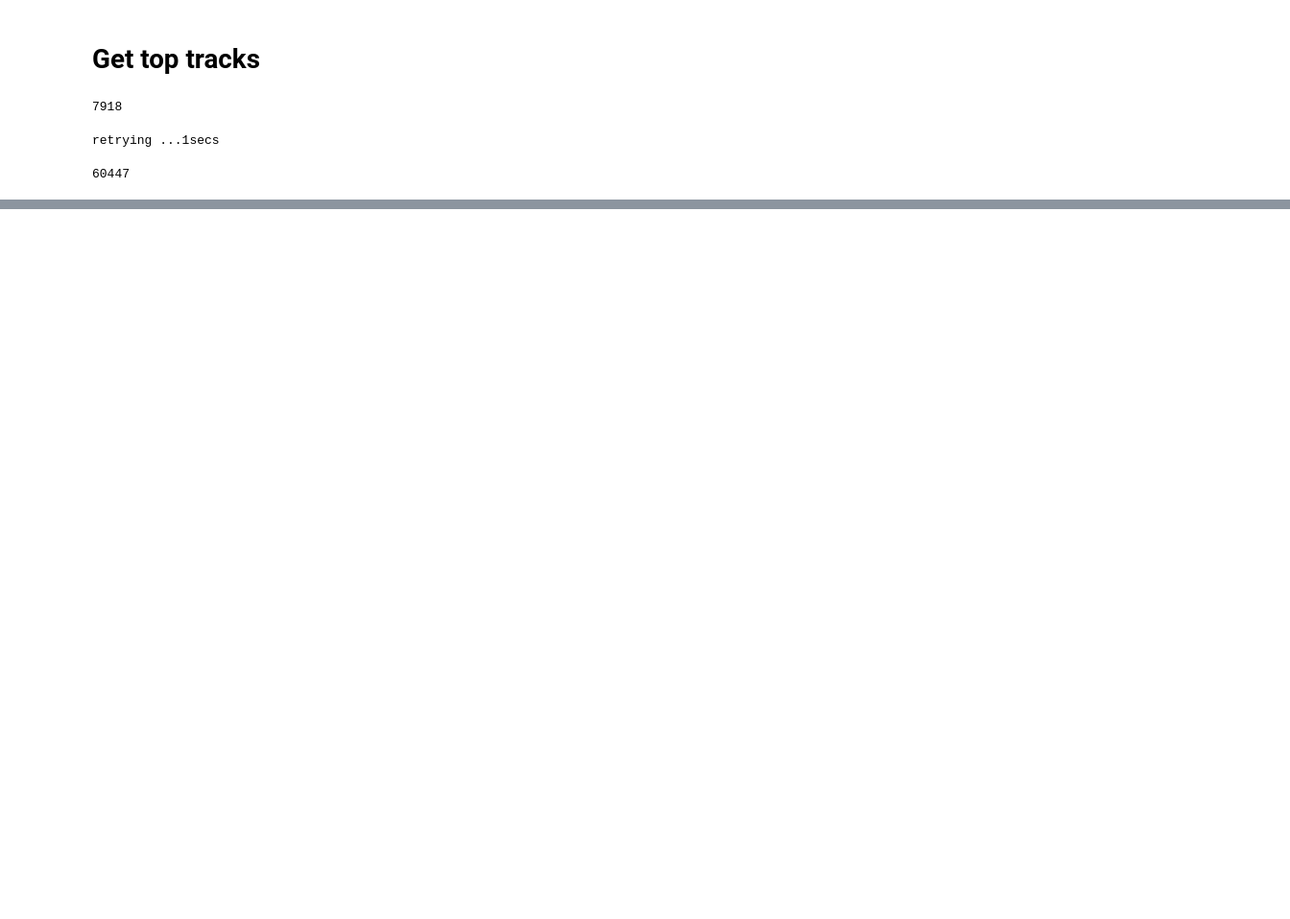
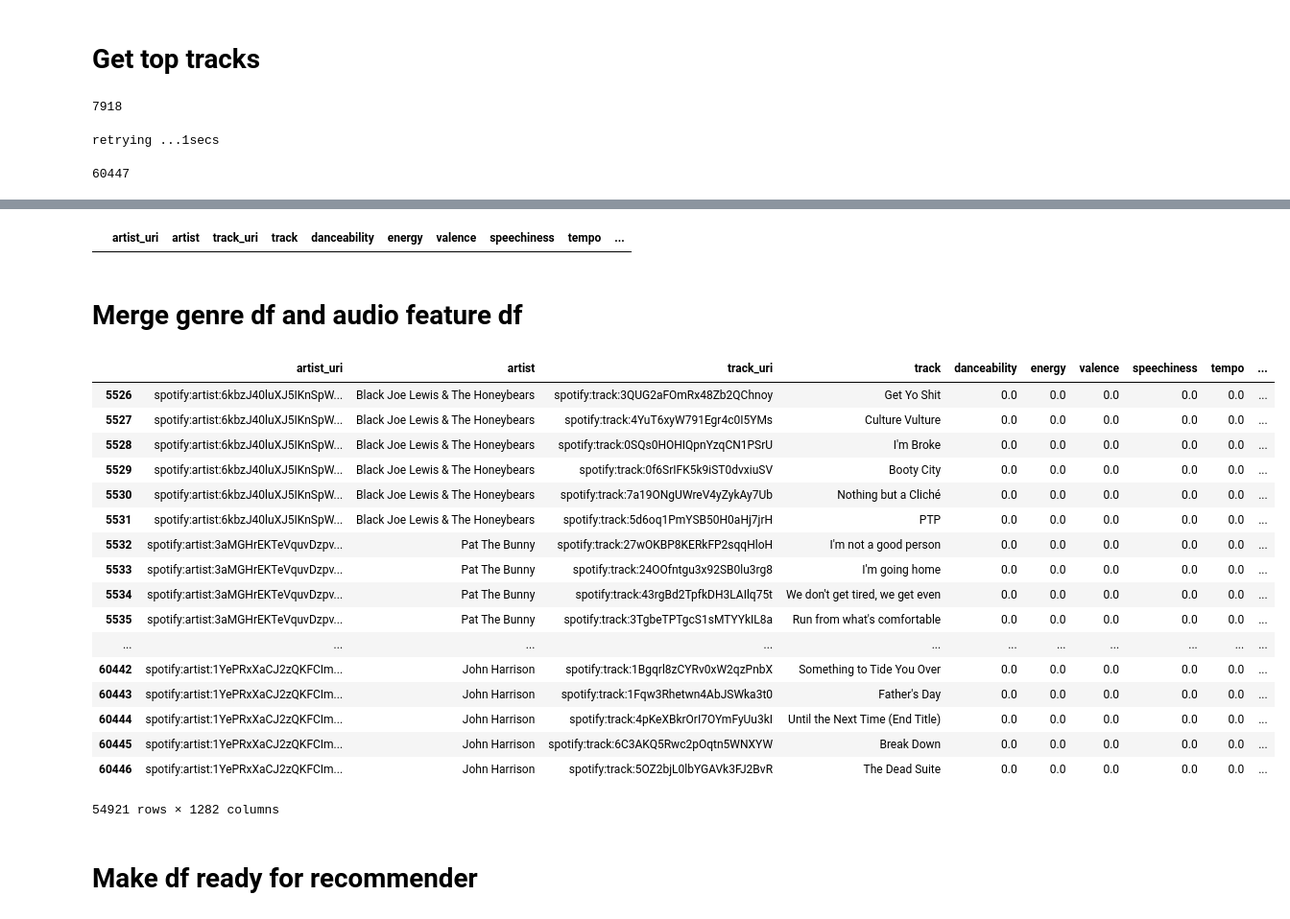
Before and after one commit to nwaters5/spotify-group-playlist-generator, a Jupyter notebook: make_spotify_dataframe.ipynb, the cells around one changed output, grey strips where cells are left out. Shown at 96% size. Cells and saved outputs as stored; diff of their text form; code cells hidden in the pictures; blank space fills up the shorter version.

```diff
--- a/make_spotify_dataframe.ipynb
+++ b/make_spotify_dataframe.ipynb
@@ -348,0 +425,35 @@ tracks_with_genres
+# %%
+part_3[part_3['danceability'] != 0]
+# %% [output]
+|  | artist_uri | artist | track_uri | track | danceability | energy | valence | speechiness | tempo | ... |
+# %% [markdown]
+# Merge genre df and audio feature df
+# %%
+genres = pd.read_csv('data/artists_with_genres.csv')
+# %%
+genres.drop(columns='Unnamed: 0', inplace=True)
+# %%
+final_df = pd.merge(tracks_with_audio_features, genres)
+# %%
+final_df[final_df['danceability'] == 0]
+# %% [output]
+|  | artist_uri | artist | track_uri | track | danceability | energy | valence | speechiness | tempo | ... |
+| 5526 | spotify:artist:6kbzJ40luXJ5IKnSpW... | Black Joe Lewis & The Honeybears | spotify:track:3QUG2aFOmRx48Zb2QChnoy | Get Yo Shit | 0.0 | 0.0 | 0.0 | 0.0 | 0.0 | ... |
+| 5527 | spotify:artist:6kbzJ40luXJ5IKnSpW... | Black Joe Lewis & The Honeybears | spotify:track:4YuT6xyW791Egr4c0I5YMs | Culture Vulture | 0.0 | 0.0 | 0.0 | 0.0 | 0.0 | ... |
+| 5528 | spotify:artist:6kbzJ40luXJ5IKnSpW... | Black Joe Lewis & The Honeybears | spotify:track:0SQs0HOHIQpnYzqCN1PSrU | I'm Broke | 0.0 | 0.0 | 0.0 | 0.0 | 0.0 | ... |
+| 5529 | spotify:artist:6kbzJ40luXJ5IKnSpW... | Black Joe Lewis & The Honeybears | spotify:track:0f6SrIFK5k9iST0dvxiuSV | Booty City | 0.0 | 0.0 | 0.0 | 0.0 | 0.0 | ... |
+| 5530 | spotify:artist:6kbzJ40luXJ5IKnSpW... | Black Joe Lewis & The Honeybears | spotify:track:7a19ONgUWreV4yZykAy7Ub | Nothing but a Cliché | 0.0 | 0.0 | 0.0 | 0.0 | 0.0 | ... |
+| 5531 | spotify:artist:6kbzJ40luXJ5IKnSpW... | Black Joe Lewis & The Honeybears | spotify:track:5d6oq1PmYSB50H0aHj7jrH | PTP | 0.0 | 0.0 | 0.0 | 0.0 | 0.0 | ... |
+| 5532 | spotify:artist:3aMGHrEKTeVquvDzpv... | Pat The Bunny | spotify:track:27wOKBP8KERkFP2sqqHloH | I'm not a good person | 0.0 | 0.0 | 0.0 | 0.0 | 0.0 | ... |
+| 5533 | spotify:artist:3aMGHrEKTeVquvDzpv... | Pat The Bunny | spotify:track:24OOfntgu3x92SB0lu3rg8 | I'm going home | 0.0 | 0.0 | 0.0 | 0.0 | 0.0 | ... |
+| 5534 | spotify:artist:3aMGHrEKTeVquvDzpv... | Pat The Bunny | spotify:track:43rgBd2TpfkDH3LAIlq75t | We don't get tired, we get even | 0.0 | 0.0 | 0.0 | 0.0 | 0.0 | ... |
+| 5535 | spotify:artist:3aMGHrEKTeVquvDzpv... | Pat The Bunny | spotify:track:3TgbeTPTgcS1sMTYYkIL8a | Run from what's comfortable | 0.0 | 0.0 | 0.0 | 0.0 | 0.0 | ... |
+| ... | ... | ... | ... | ... | ... | ... | ... | ... | ... | ... |
+| 60442 | spotify:artist:1YePRxXaCJ2zQKFCIm... | John Harrison | spotify:track:1Bgqrl8zCYRv0xW2qzPnbX | Something to Tide You Over | 0.0 | 0.0 | 0.0 | 0.0 | 0.0 | ... |
+| 60443 | spotify:artist:1YePRxXaCJ2zQKFCIm... | John Harrison | spotify:track:1Fqw3Rhetwn4AbJSWka3t0 | Father's Day | 0.0 | 0.0 | 0.0 | 0.0 | 0.0 | ... |
+| 60444 | spotify:artist:1YePRxXaCJ2zQKFCIm... | John Harrison | spotify:track:4pKeXBkrOrI7OYmFyUu3kI | Until the Next Time (End Title) | 0.0 | 0.0 | 0.0 | 0.0 | 0.0 | ... |
+| 60445 | spotify:artist:1YePRxXaCJ2zQKFCIm... | John Harrison | spotify:track:6C3AKQ5Rwc2pOqtn5WNXYW | Break Down | 0.0 | 0.0 | 0.0 | 0.0 | 0.0 | ... |
+| 60446 | spotify:artist:1YePRxXaCJ2zQKFCIm... | John Harrison | spotify:track:5OZ2bjL0lbYGAVk3FJ2BvR | The Dead Suite | 0.0 | 0.0 | 0.0 | 0.0 | 0.0 | ... |
+54921 rows × 1282 columns
+# %% [markdown]
+# Make df ready for recommender
```
Also changed, not shown: parts of 26 cells of this notebook.
